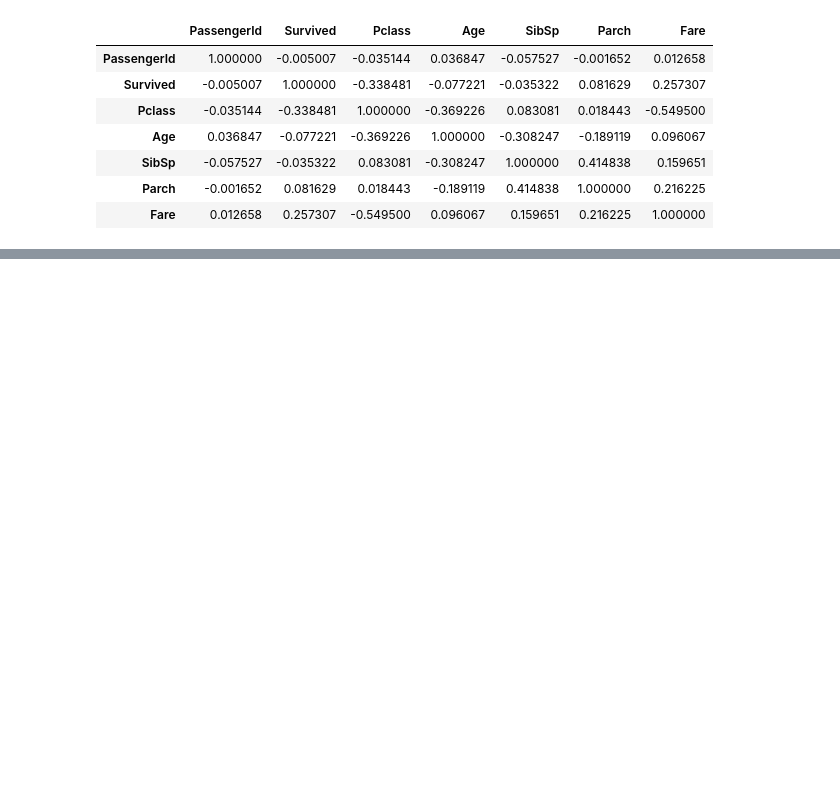
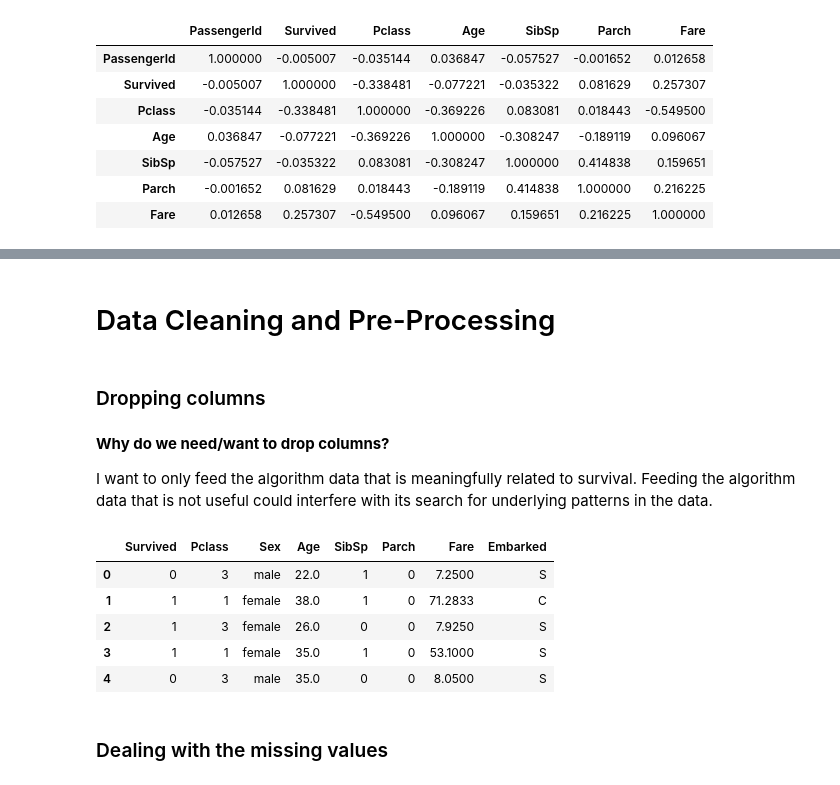
Before and after one commit to JonR45/Titanic, a Jupyter notebook: titanic_project.ipynb, the cells around one changed output, grey strips where cells are left out. Drawn from its saved outputs; the diff is of its cells as text; code cells hidden in the pictures; blank space fills up the shorter version.

Commit message:
progress made with cleaning and pre-processing

```diff
--- a/titanic_project.ipynb
+++ b/titanic_project.ipynb
@@ -264,0 +366,21 @@ df.corr()
+# %% [markdown]
+# Data Cleaning and Pre-Processing <a id='clean' ><a/>
+# %% [markdown]
+### Dropping columns <a id='drop_columns' ><a/>
+# %% [markdown]
+**Why do we need/want to drop columns?**
+
+I want to only feed the algorithm data that is meaningfully related to survival. Feeding the algorithm data that is not useful could interfere with its search for underlying patterns in the data.
+# %%
+# drop cabin and ticket columns from the dataframe
+df = df.drop(['Name', 'PassengerId', 'Cabin', 'Ticket'], axis=1)
+df.head()
+# %% [output]
+|  | Survived | Pclass | Sex | Age | SibSp | Parch | Fare | Embarked |
+| 0 | 0 | 3 | male | 22.0 | 1 | 0 | 7.2500 | S |
+| 1 | 1 | 1 | female | 38.0 | 1 | 0 | 71.2833 | C |
+| 2 | 1 | 3 | female | 26.0 | 0 | 0 | 7.9250 | S |
+| 3 | 1 | 1 | female | 35.0 | 1 | 0 | 53.1000 | S |
+| 4 | 0 | 3 | male | 35.0 | 0 | 0 | 8.0500 | S |
+# %% [markdown]
+### Dealing with the missing values <a id='missing_values' ><a/>
```
Also changed, not shown: parts of 53 cells of this notebook.
